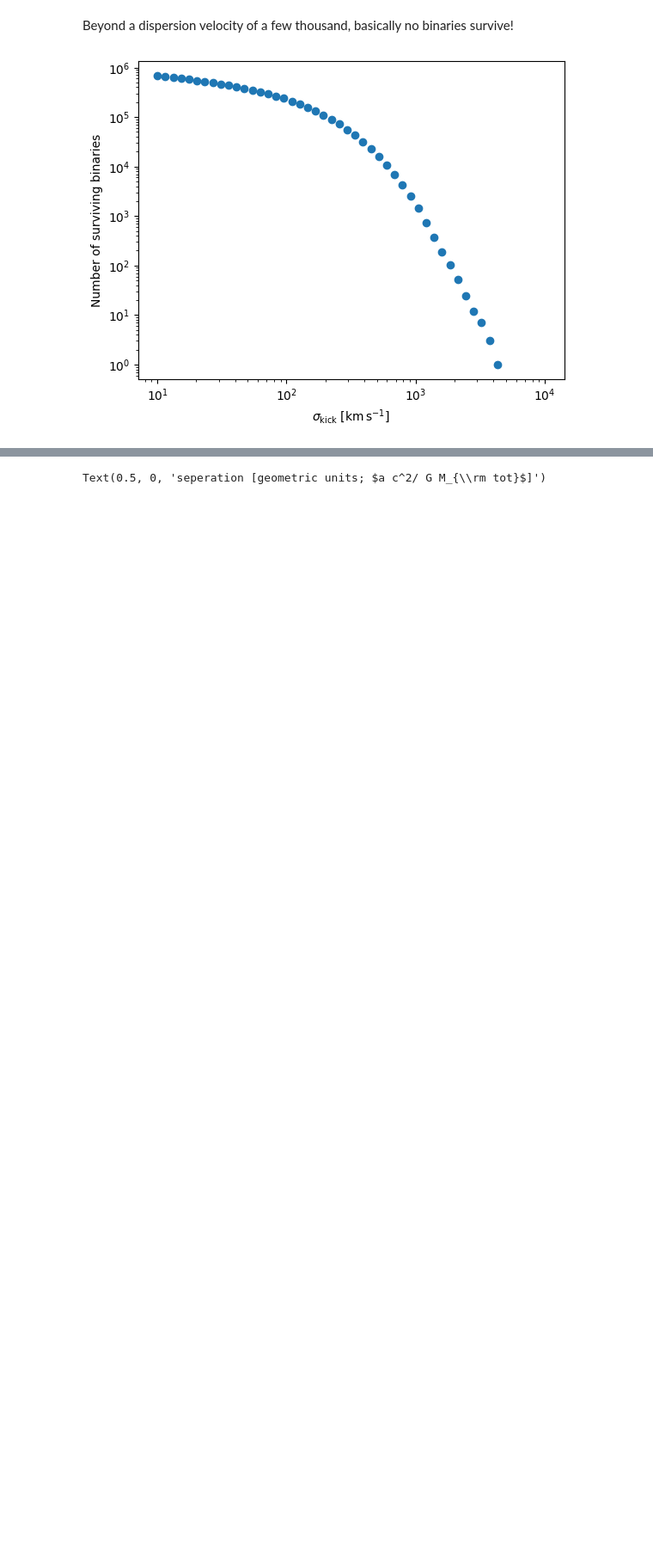
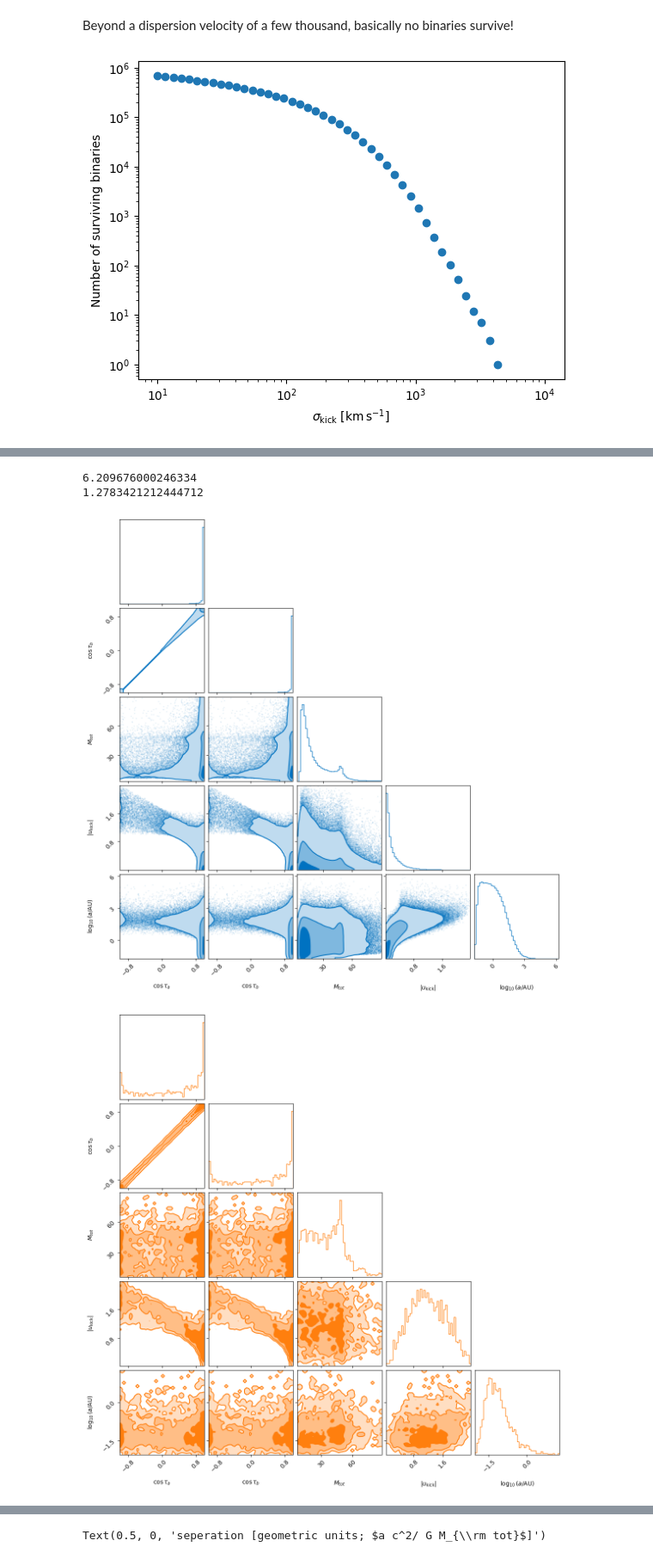
Before and after one commit to noahewolfe/tilts-and-kicks, a Jupyter notebook: code/montecarlo/00-both-stars.ipynb, the cells around one changed output, grey strips where cells are left out. Shown at 86% size. Drawn from its saved outputs; the diff is of its cells as text; code cells hidden in the pictures; blank space fills up the shorter version.

```diff
--- a/code/montecarlo/00-both-stars.ipynb
+++ b/code/montecarlo/00-both-stars.ipynb
@@ -304,3 +323,57 @@ for i in range(nsigma):
     ci50s.append(hdi(ct, hdi_prob=0.5))
 
 ci50s = np.array(ci50s)
+# %%
+from util import plot_corner
+
+idx = 0
+
+mask = pops['survive'][idx] #& pops['merge'][idx]
+
+fig = plot_corner(
+    np.column_stack([
+        (pops['cos_theta_a_2'][idx][mask]),
+        (pops['cos_theta_b_2'][idx][mask]),
+        pops['mtot_2'][idx][mask],
+        np.sqrt(np.sum(pops['u_kick_2'][idx][mask]**2, axis=-1)),
+        np.log10(pops['a2'][idx][mask])
+    ]),
+    labels=[
+        r'$\cos \tau_a$',
+        r'$\cos \tau_b$',
+        r'$M_{tot}$',
+        r'$|u_{\rm kick}|$',
+        r'$\log_{10} (a / \mathrm{AU})$'
+    ]
+);
+
+print(np.log10(pops['a2'][idx][mask]).max())
+
+idx = -1
+
+mask = pops['survive'][idx] #& pops['merge'][idx]
+
+fig = plot_corner(
+    np.column_stack([
+        (pops['cos_theta_a_2'][idx][mask]),
+        (pops['cos_theta_b_2'][idx][mask]),
+        pops['mtot_2'][idx][mask],
+        (np.sqrt(np.sum(pops['u_kick_2'][idx][mask]**2, axis=-1))),
+        np.log10(pops['a2'][idx][mask])
+    ]),
+    color='C1',
+    labels=[
+        r'$\cos \tau_a$',
+        r'$\cos \tau_b$',
+        r'$M_{tot}$',
+        r'$|u_{\rm kick}|$',
+        r'$\log_{10} (a / \mathrm{AU})$'
+    ]
+);
+
+print(np.log10(pops['a2'][idx][mask]).max())
+# %% [output]
+6.209676000246334
+1.2783421212444712
+[figure, added]
+[figure, added]
```
Also changed, not shown: parts of 11 cells of this notebook, 19 other files.
